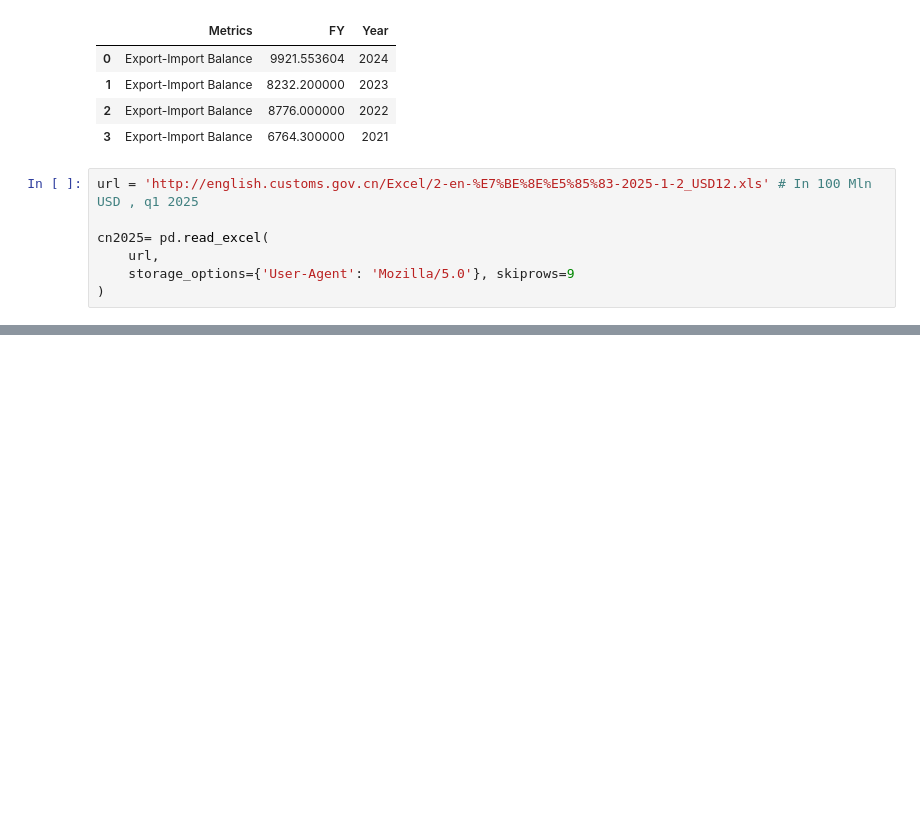
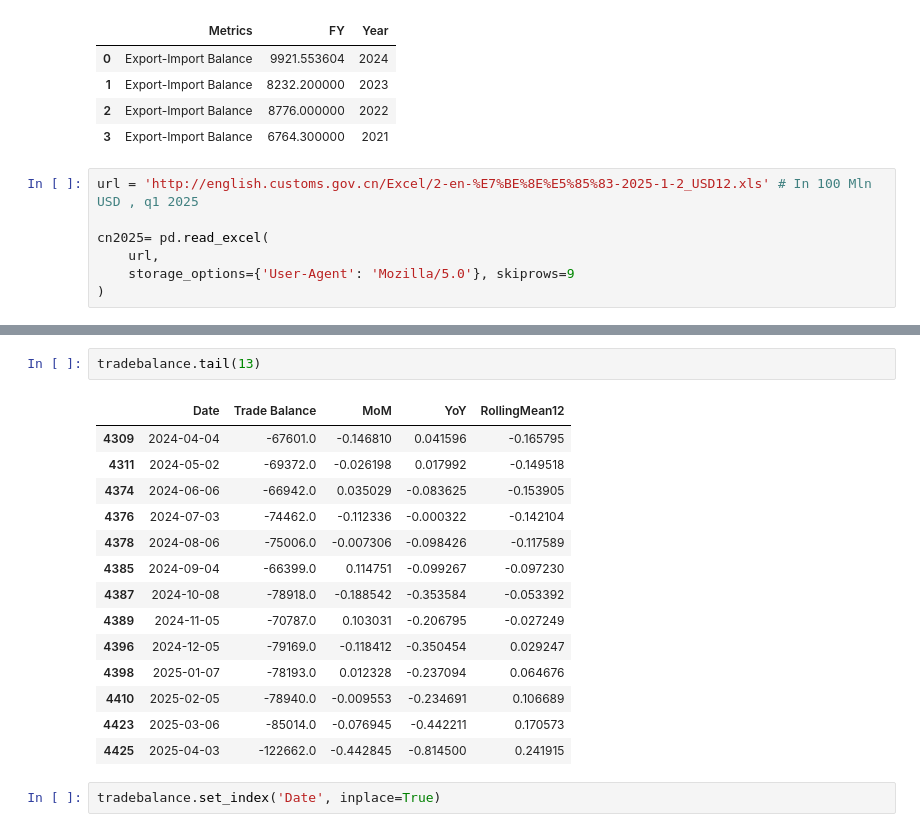
Before and after one commit to JonasHasl/finpage, a Jupyter notebook: src/pages/tradeEU.ipynb, the cells around one changed output, grey strips where cells are left out. Drawn from its saved outputs; the diff is of its cells as text; blank space fills up the shorter version.

```diff
--- a/src/pages/tradeEU.ipynb
+++ b/src/pages/tradeEU.ipynb
@@ -313,0 +653,19 @@ current_year_trade.to_csv(r"C:\Users\jonas\Downloads\finpage-2\src\chinesetradet
+# %%
+tradebalance.tail(13)
+# %% [output]
+|  | Date | Trade Balance | MoM | YoY | RollingMean12 |
+| 4309 | 2024-04-04 | -67601.0 | -0.146810 | 0.041596 | -0.165795 |
+| 4311 | 2024-05-02 | -69372.0 | -0.026198 | 0.017992 | -0.149518 |
+| 4374 | 2024-06-06 | -66942.0 | 0.035029 | -0.083625 | -0.153905 |
+| 4376 | 2024-07-03 | -74462.0 | -0.112336 | -0.000322 | -0.142104 |
+| 4378 | 2024-08-06 | -75006.0 | -0.007306 | -0.098426 | -0.117589 |
+| 4385 | 2024-09-04 | -66399.0 | 0.114751 | -0.099267 | -0.097230 |
+| 4387 | 2024-10-08 | -78918.0 | -0.188542 | -0.353584 | -0.053392 |
+| 4389 | 2024-11-05 | -70787.0 | 0.103031 | -0.206795 | -0.027249 |
+| 4396 | 2024-12-05 | -79169.0 | -0.118412 | -0.350454 | 0.029247 |
+| 4398 | 2025-01-07 | -78193.0 | 0.012328 | -0.237094 | 0.064676 |
+| 4410 | 2025-02-05 | -78940.0 | -0.009553 | -0.234691 | 0.106689 |
+| 4423 | 2025-03-06 | -85014.0 | -0.076945 | -0.442211 | 0.170573 |
+| 4425 | 2025-04-03 | -122662.0 | -0.442845 | -0.814500 | 0.241915 |
+# %%
+tradebalance.set_index('Date', inplace=True)
```
Also changed, not shown: parts of 12 cells of this notebook, 6 other files.
